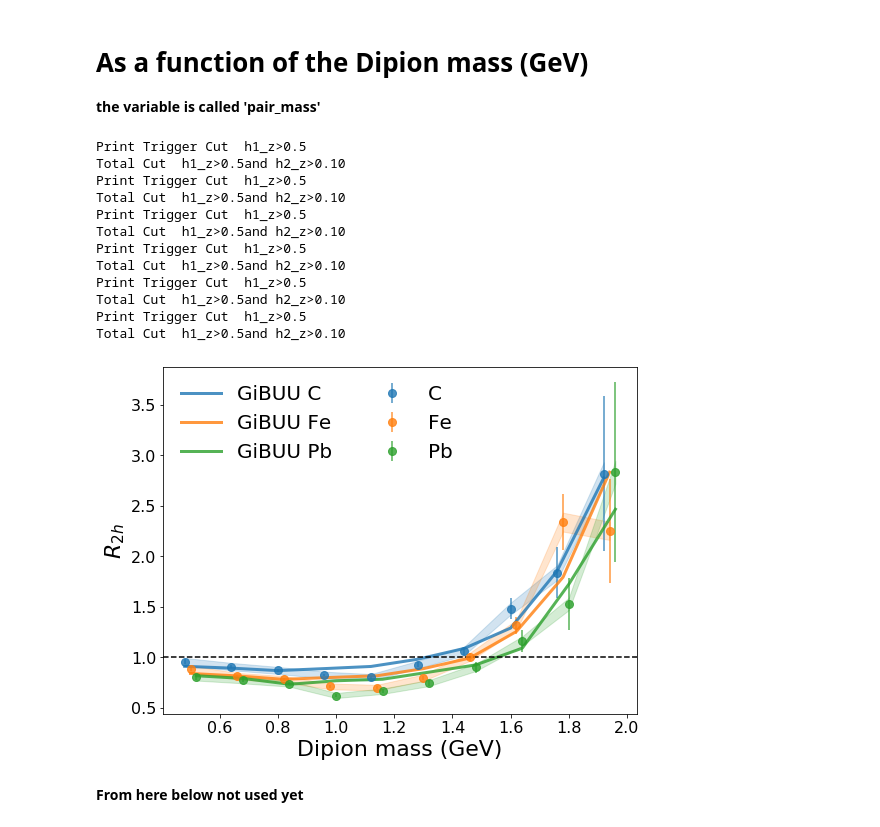
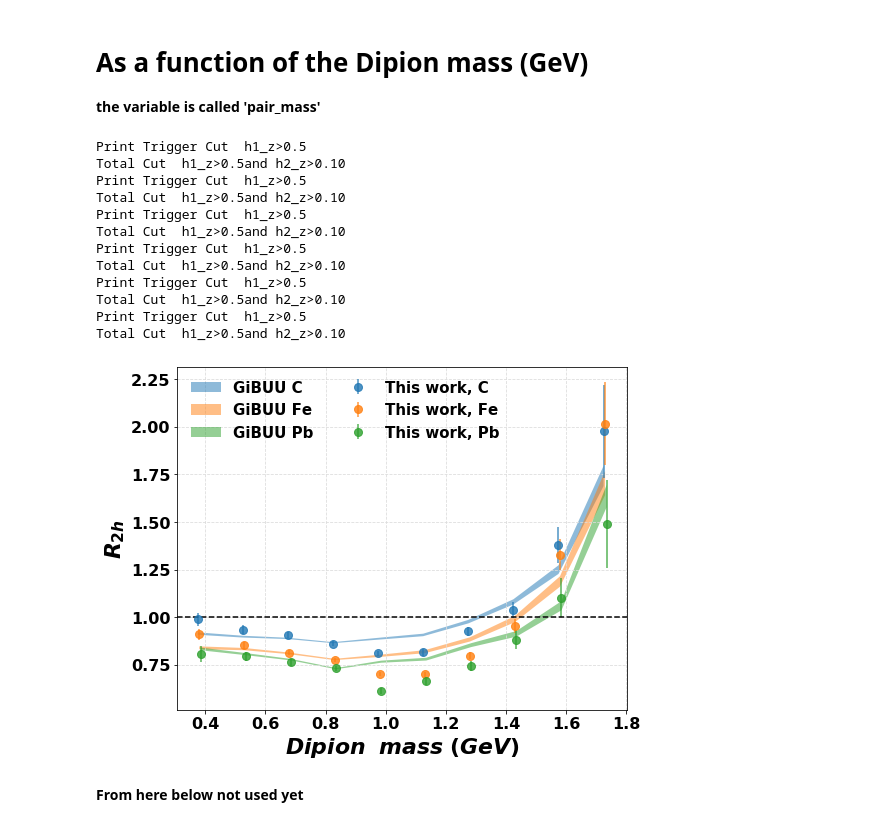
Before and after one commit to smoranvas/di-hadron, a Jupyter notebook: getRatios.ipynb, the cells around one changed output. Saved outputs shown, nothing was run; the diff lists cells and outputs as text; code cells hidden in the pictures.

```diff
--- a/getRatios.ipynb
+++ b/getRatios.ipynb
@@ -560,24 +560,25 @@ fig = plt.figure(figsize=(8,6))
 for target in ['C','Fe','Pb']:
     r, err,x = getRatio(df['%s'%target], df['D_%s'%target],
                         df_trigger['%s_trigger'%target], df_trigger['D_%s_trigger'%target],
-                        minz=0.0,maxz=3.14,nbins=20,variable='dphi')
+                        minz=0.0,maxz=3.14,nbins=8,variable='dphi', pair_cut='and h2_z>0.1 and h2_z<0.5')
     plt.errorbar(np.subtract(x,-i*0.005),r,yerr=err,label='This work, %s'%target,ms=8,fmt='o',alpha=0.99,color=colors[target])
-    plt.fill_between(np.subtract(x,-i*0.005), r*0.94,r*1.04, color=colors[target],alpha=0.2)
+    #plt.fill_between(np.subtract(x,-i*0.005), r*0.94,r*1.04, color=colors[target],alpha=0.2)
 
 for target in ['C','Fe','Pb']:
     #GiBUU
     r, err,x = getRatio(df['GiBUU_%s'%target],df['GiBUU_D'],
                         df_trigger['GiBUU_%s_trigger'%target],df_trigger['GiBUU_D_trigger'],
-                        minz=0.0,maxz=3.14,nbins=20,variable='dphi')
-    plt.errorbar(x,r,yerr=err,label='GiBUU %s'%target,ms=8,lw=2)
+                        minz=0.0,maxz=3.14,nbins=8,variable='dphi', pair_cut='and h2_z>0.1 and h2_z<0.5')
+    #plt.errorbar(x,r,yerr=err,label='GiBUU %s'%target,ms=8,lw=2)
+    plt.fill_between(x+0.005*i,r-err,r+err,label='GiBUU %s'%target,alpha=0.5,lw=2)
 
 
-plt.xlabel('$|\Delta\phi|$ [rad]',fontsize=18)
+plt.xlabel('$|\Delta\phi|$ $[rad]$',fontsize=18)
 plt.ylabel('$R_{2h}$',fontsize=18)
 
 #plt.xlim([0.06,0.5])
 #plt.ylim([0.0,2.0])
-
+plt.title('$0.10 < z_{2} < 0.50$')
 plt.axhline(y=1.0,color='black',linestyle='--')
 plt.legend(loc='best',frameon=False,fontsize=15,ncol=2)
 plt.grid(True, axis='x',color='gainsboro', linestyle='dashed')
@@ -617,45 +618,48 @@ colors['Fe'] = '#ff7f0e'
 colors['Pb']=  '#2ca02c'
 
 for i,target in enumerate(['C','Fe','Pb']):
     r, err,x = getRatio(df['%s'%target], df['D_%s'%target], df_trigger['%s_trigger'%target], df_trigger['D_%s_trigger'%target]
-                       ,variable='pair_mass',minz=0.4,maxz=2.0,nbins=11,pair_cut='and h2_z>0.10',applyweight=False
+                       ,variable='pair_mass',minz=0.3,maxz=1.8,nbins=11,pair_cut='and h2_z>0.10',applyweight=False
                        )
-    plt.errorbar(x+0.02*i,r,yerr=err,label='%s'%target,ms=8,fmt='o',alpha=0.8,color=colors[target])
-    plt.fill_between(x+0.02*i,r*1.04,r*0.96, alpha=0.2,color=colors[target])
+    plt.errorbar(x+0.005*i,r,yerr=err,label='This work, %s'%target,ms=8,fmt='o',alpha=0.8,color=colors[target])
+    #plt.fill_between(x+0.02*i,r*1.04,r*0.96, alpha=0.2,color=colors[target])
 
+    ##GiBUU
+    r, err,x = getRatio(df['GiBUU_%s'%target],df['GiBUU_D'],df_trigger['GiBUU_%s_trigger'%target],df_trigger['GiBUU_D_trigger']
+                       ,variable='pair_mass',minz=0.3,maxz=1.8,nbins=11,pair_cut='and h2_z>0.10',applyweight=False)
+    #plt.fill_between(x,r,r-err,r+err,label='GiBUU %s'%target,alpha=0.5)
+    #plt.plot(x+0.005*i,r,color=colors[target],lw=3,alpha=0.8,label='GiBUU %s'%target)
+    plt.fill_between(x+0.005*i,r-err,r+err,label='GiBUU %s'%target,alpha=0.5,lw=2)
 
-    r, err,x = getRatio(df['GiBUU_%s'%target],df['GiBUU_D'],df_trigger['GiBUU_%s_trigger'%target],df_trigger['GiBUU_D_trigger']
-                       ,variable='pair_mass',minz=0.4,maxz=2.0,nbins=11,pair_cut='and h2_z>0.10',applyweight=False
-                       )
-    #plt.fill_between(x,r,r-err,r+err,label='GiBUU %s'%target,alpha=0.5)
-    plt.plot(x+0.02*i,r,color=colors[target],lw=3,alpha=0.8,label='GiBUU %s'%target)
 plt.tick_params(axis="x", labelsize=16)
 plt.tick_params(axis="y", labelsize=16)
-plt.legend(frameon=False,ncol=2,loc='upper left')
-plt.xlabel('Dipion mass (GeV)',fontsize=22)
+plt.legend(frameon=False,ncol=2,loc='upper left',fontsize=15)
+plt.xlabel('$Dipion$  $mass$ $(GeV)$',fontsize=22)
 plt.ylabel('$R_{2h}$',fontsize=22)
 plt.axhline(y=1.0,color='black',linestyle='--')
+plt.grid(True, axis='x',color='gainsboro', linestyle='dashed')
+plt.grid(True, axis='y',color='gainsboro', linestyle='dashed')
 
 #plt.text(0.60, 1.1, 'CLAS \nINTERNAL', fontsize=30)
-
+#plt.xscale('log')
 #plt.ylim([0.0,1.2])
 plt.tight_layout()
 #plt.savefig('MainResult_withGiBUU_mass.png')
 #plt.savefig('MainResult_withGiBUU_mass.pdf')
 # %% [output]
 Print Trigger Cut  h1_z>0.5
 Total Cut  h1_z>0.5and h2_z>0.10
 Print Trigger Cut  h1_z>0.5
 Total Cut  h1_z>0.5and h2_z>0.10
 Print Trigger Cut  h1_z>0.5
 Total Cut  h1_z>0.5and h2_z>0.10
 Print Trigger Cut  h1_z>0.5
 Total Cut  h1_z>0.5and h2_z>0.10
 Print Trigger Cut  h1_z>0.5
 Total Cut  h1_z>0.5and h2_z>0.10
 Print Trigger Cut  h1_z>0.5
 Total Cut  h1_z>0.5and h2_z>0.10
-[figure, old version]
+[figure, new version]
 # %% [markdown]
 **From here below not used yet**
 # %%
```
Also changed, not shown: parts of 14 cells of this notebook.
